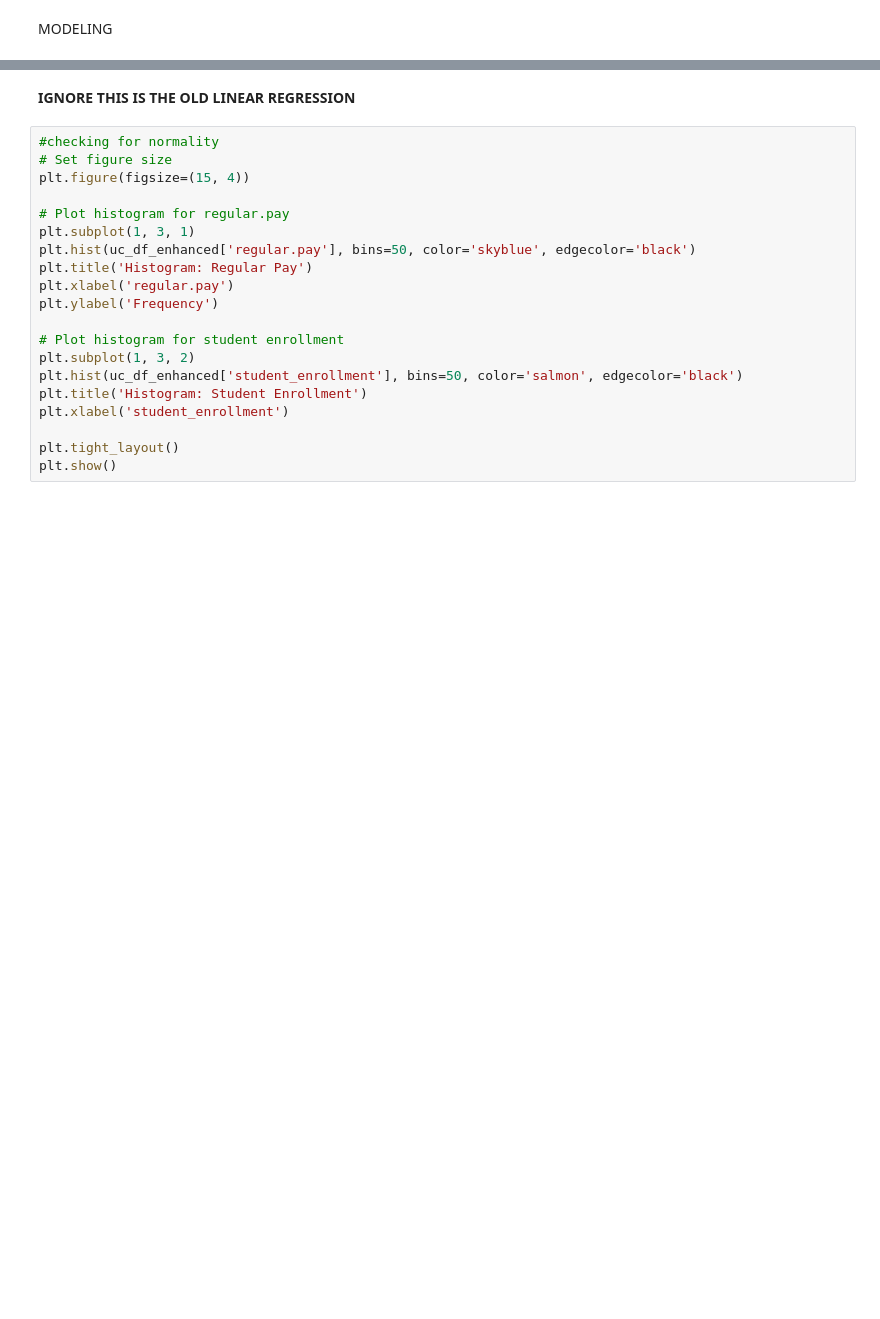
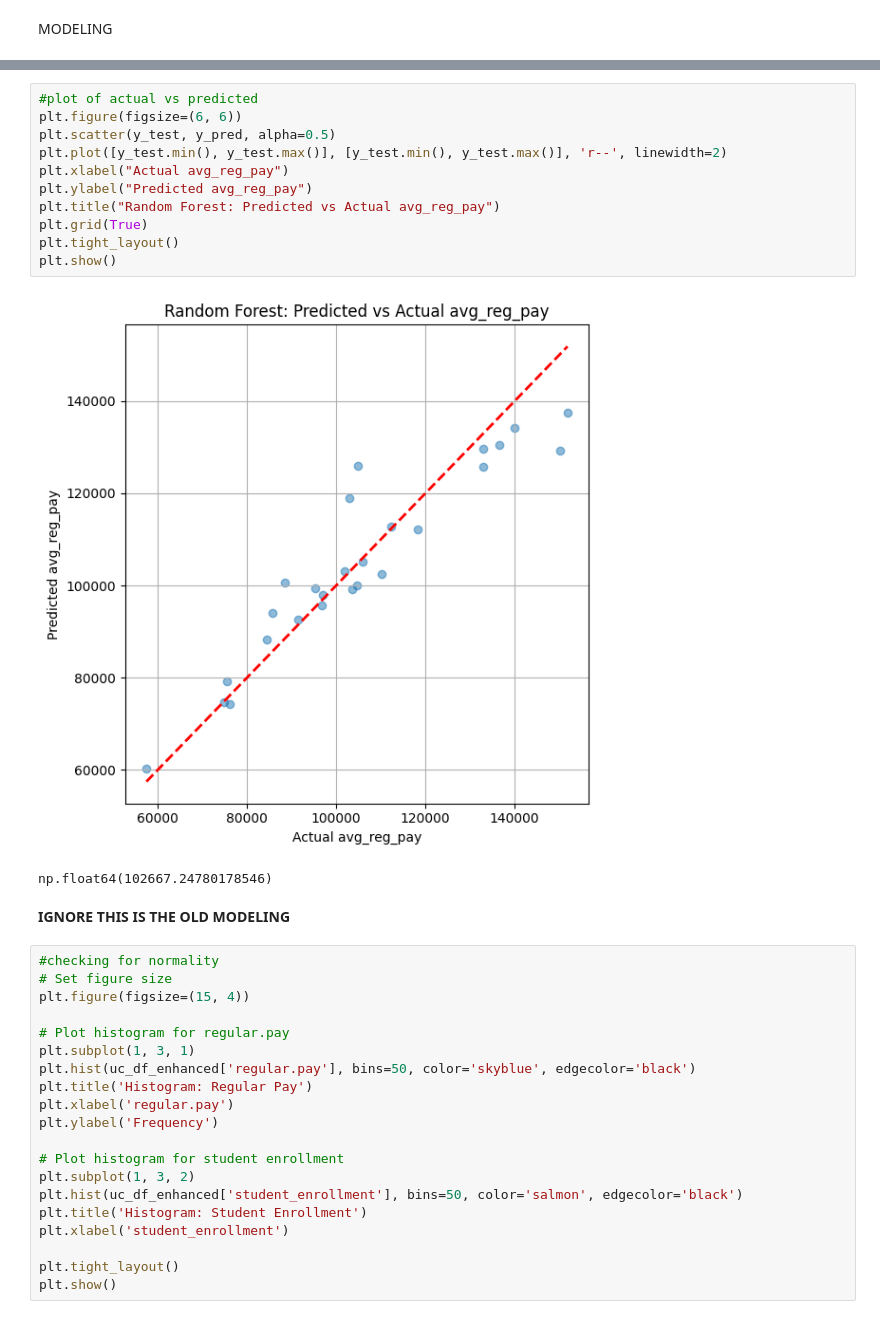
Before and after one commit to nilsberzins/stat-405-final, a Jupyter notebook: EDA405.ipynb, the cells around one changed output, grey strips where cells are left out. Saved outputs shown, nothing was run; the diff lists cells and outputs as text; blank space fills up the shorter version.

```diff
--- a/EDA405.ipynb
+++ b/EDA405.ipynb
@@ -581,5 +622,19 @@ MODELING
+# %%
+#plot of actual vs predicted
+plt.figure(figsize=(6, 6))
+plt.scatter(y_test, y_pred, alpha=0.5)
+plt.plot([y_test.min(), y_test.max()], [y_test.min(), y_test.max()], 'r--', linewidth=2)
+plt.xlabel("Actual avg_reg_pay")
+plt.ylabel("Predicted avg_reg_pay")
+plt.title("Random Forest: Predicted vs Actual avg_reg_pay")
+plt.grid(True)
+plt.tight_layout()
+plt.show()
+# %% [output]
+[figure, added]
+np.float64(102667.24780178546)
 # %% [markdown]
-**IGNORE THIS IS THE OLD LINEAR REGRESSION**
+**IGNORE THIS IS THE OLD MODELING**
 # %%
 #checking for normality
 # Set figure size
```
Also changed, not shown: parts of 10 cells of this notebook.
